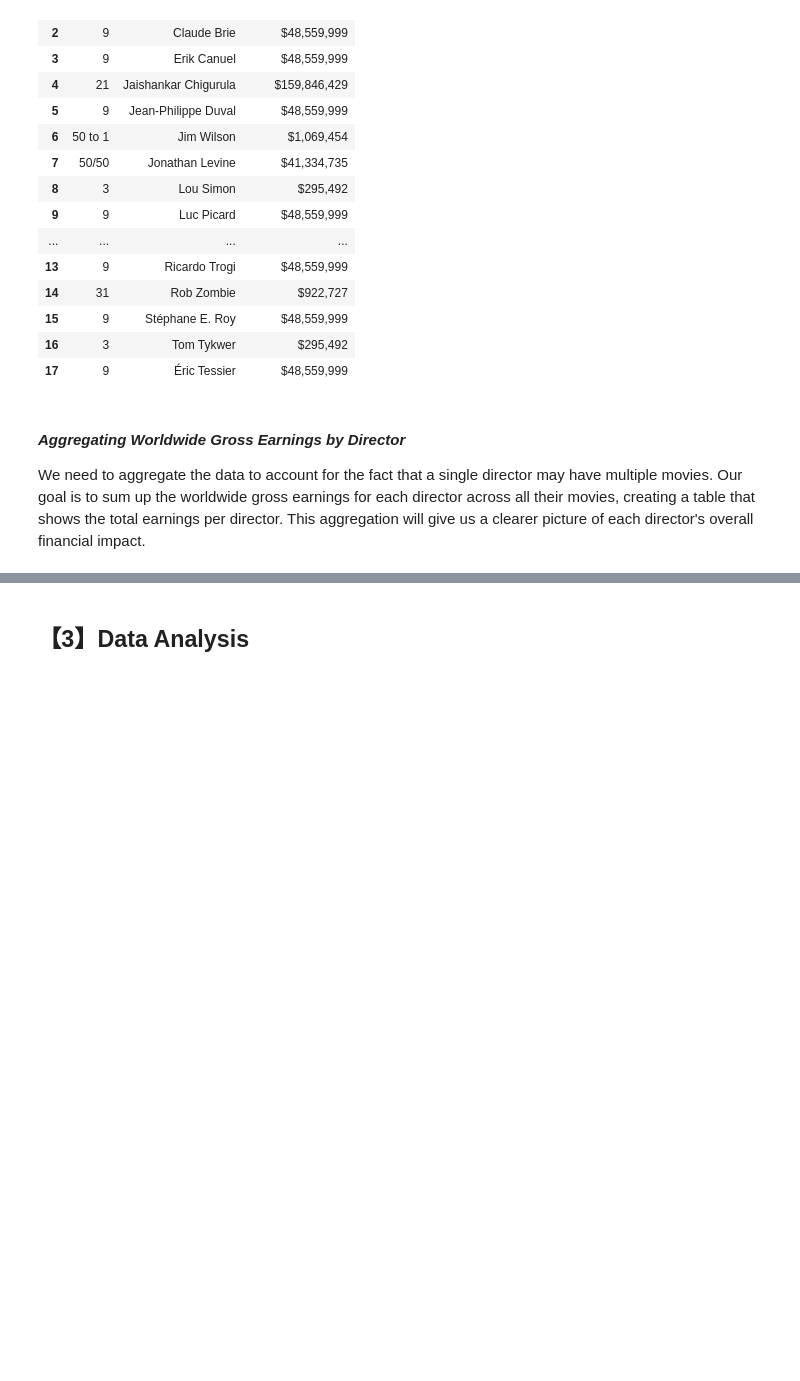
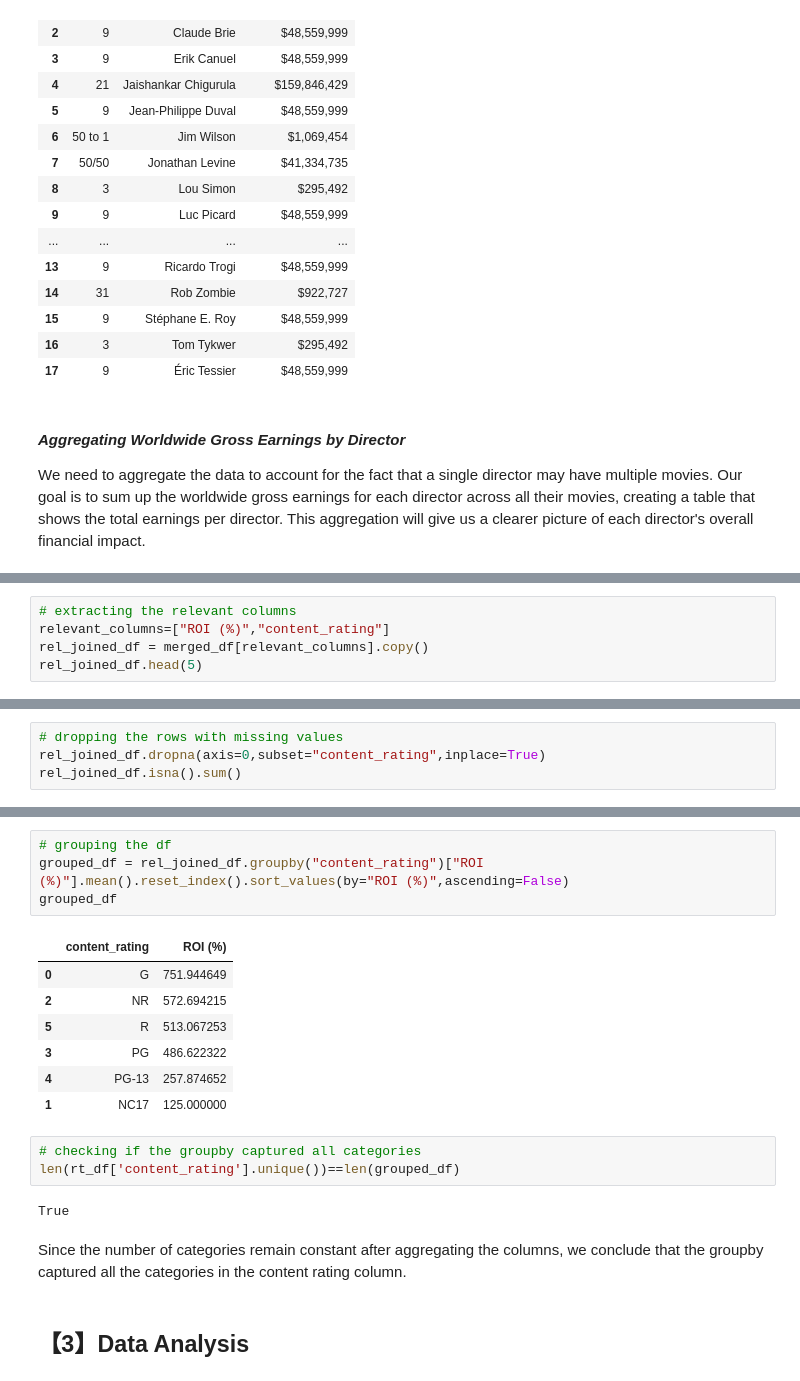
Before and after one commit to Tdoggie/phase-2-project, a Jupyter notebook: index.ipynb, the cells around one changed output, grey strips where cells are left out. Cells and saved outputs as stored; diff of their text form; blank space fills up the shorter version.

```diff
--- a/index.ipynb
+++ b/index.ipynb
@@ -908,0 +691,5 @@ Since the number of categories remain constant after aggregating the columns, we
+# %%
+# extracting the relevant columns
+relevant_columns=["ROI (%)","content_rating"]
+rel_joined_df = merged_df[relevant_columns].copy()
+rel_joined_df.head(5)
@@ -908,0 +716,4 @@ Since the number of categories remain constant after aggregating the columns, we
+# %%
+# dropping the rows with missing values
+rel_joined_df.dropna(axis=0,subset="content_rating",inplace=True)
+rel_joined_df.isna().sum()
@@ -909,3 +728,22 @@ Since the number of categories remain constant after aggregating the columns, we
+# %%
+# grouping the df
+grouped_df = rel_joined_df.groupby("content_rating")["ROI (%)"].mean().reset_index().sort_values(by="ROI (%)",ascending=False)
+grouped_df
+# %% [output]
+|  | content_rating | ROI (%) |
+| 0 | G | 751.944649 |
+| 2 | NR | 572.694215 |
+| 5 | R | 513.067253 |
+| 3 | PG | 486.622322 |
+| 4 | PG-13 | 257.874652 |
+| 1 | NC17 | 125.000000 |
+# %%
+# checking if the groupby captured all categories
+len(rt_df['content_rating'].unique())==len(grouped_df)
+# %% [output]
+True
+# %% [markdown]
+Since the number of categories remain constant after aggregating the columns, we conclude that the groupby captured all the categories in the content rating column.
 # %% [markdown]
 ## 【3】**Data Analysis**
 # %% [markdown]
```
Also changed, not shown: parts of 113 cells of this notebook.
